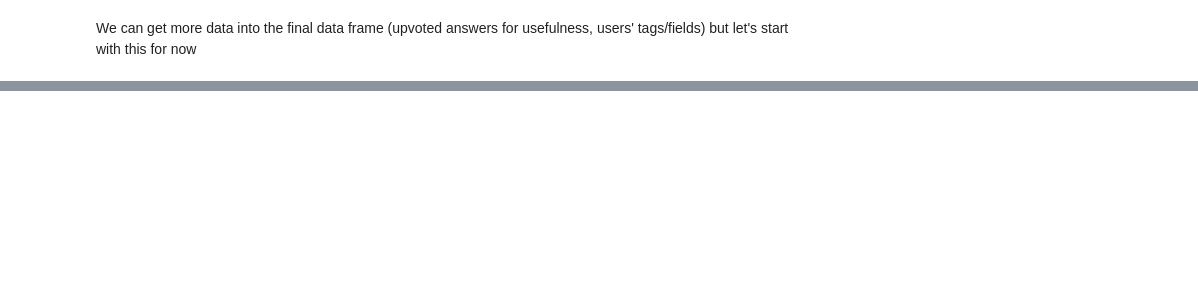
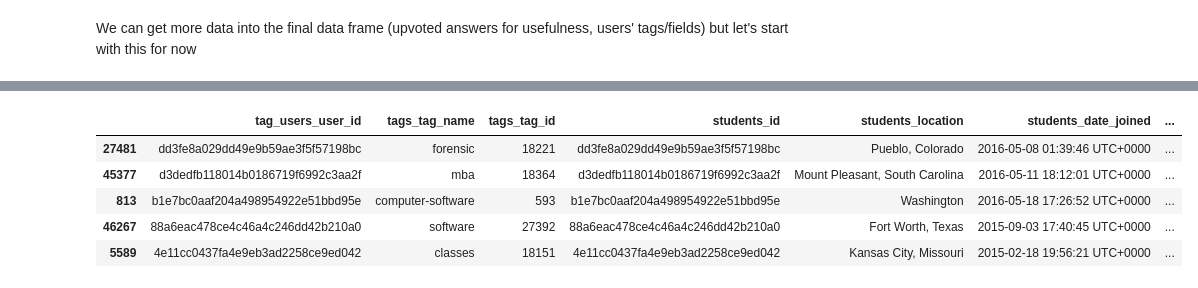
Before and after one commit to alisonn/gdso_2019, a Jupyter notebook: reformat_careervillage_data.ipynb, the cells around one changed output, grey strips where cells are left out. Saved outputs shown, nothing was run; the diff lists cells and outputs as text; code cells hidden in the pictures; blank space fills up the shorter version.

```diff
--- a/reformat_careervillage_data.ipynb
+++ b/reformat_careervillage_data.ipynb
@@ -69,0 +63,5 @@ final.to_csv('cv_final.csv')
+# %%
+tags = pd.read_csv("../tags.csv")
+user_tags = pd.read_csv("../tag_users.csv")
+print(user_tags.head(10))
+print(tags.head(10))
@@ -69,0 +96,7 @@ final.to_csv('cv_final.csv')
+# %%
+updated_user_tags = pd.merge(user_tags, tags, left_on = 'tag_users_tag_id', right_on = 'tags_tag_id')
+keep_col = ['tag_users_user_id','tags_tag_name', 'tags_tag_id']
+updated_user_tags = updated_user_tags[keep_col]
+print(updated_user_tags.head(15))
+print(updated_user_tags.shape)
+print(user_tags.shape) ## cool nothing got deleted after the merger!
@@ -69,0 +122,4 @@ final.to_csv('cv_final.csv')
+# %%
+## merge professionals who responded to questions with their tags
+pros_with_tags = pd.merge(updated_user_tags, merged, left_on = "tag_users_user_id", right_on = "professionals_id")
+studs_with_tags = pd.merge(updated_user_tags, merged2, left_on = "tag_users_user_id", right_on = "students_id")
@@ -69,0 +135,9 @@ final.to_csv('cv_final.csv')
+# %%
+studs_with_tags.sample(5)
+# %% [output]
+|  | tag_users_user_id | tags_tag_name | tags_tag_id | students_id | students_location | students_date_joined | ... |
+| 27481 | dd3fe8a029dd49e9b59ae3f5f57198bc | forensic | 18221 | dd3fe8a029dd49e9b59ae3f5f57198bc | Pueblo, Colorado | 2016-05-08 01:39:46 UTC+0000 | ... |
+| 45377 | d3dedfb118014b0186719f6992c3aa2f | mba | 18364 | d3dedfb118014b0186719f6992c3aa2f | Mount Pleasant, South Carolina | 2016-05-11 18:12:01 UTC+0000 | ... |
+| 813 | b1e7bc0aaf204a498954922e51bbd95e | computer-software | 593 | b1e7bc0aaf204a498954922e51bbd95e | Washington | 2016-05-18 17:26:52 UTC+0000 | ... |
+| 46267 | 88a6eac478ce4c46a4c246dd42b210a0 | software | 27392 | 88a6eac478ce4c46a4c246dd42b210a0 | Fort Worth, Texas | 2015-09-03 17:40:45 UTC+0000 | ... |
+| 5589 | 4e11cc0437fa4e9eb3ad2258ce9ed042 | classes | 18151 | 4e11cc0437fa4e9eb3ad2258ce9ed042 | Kansas City, Missouri | 2015-02-18 19:56:21 UTC+0000 | ... |
```
Also changed, not shown: parts of 9 cells of this notebook.
